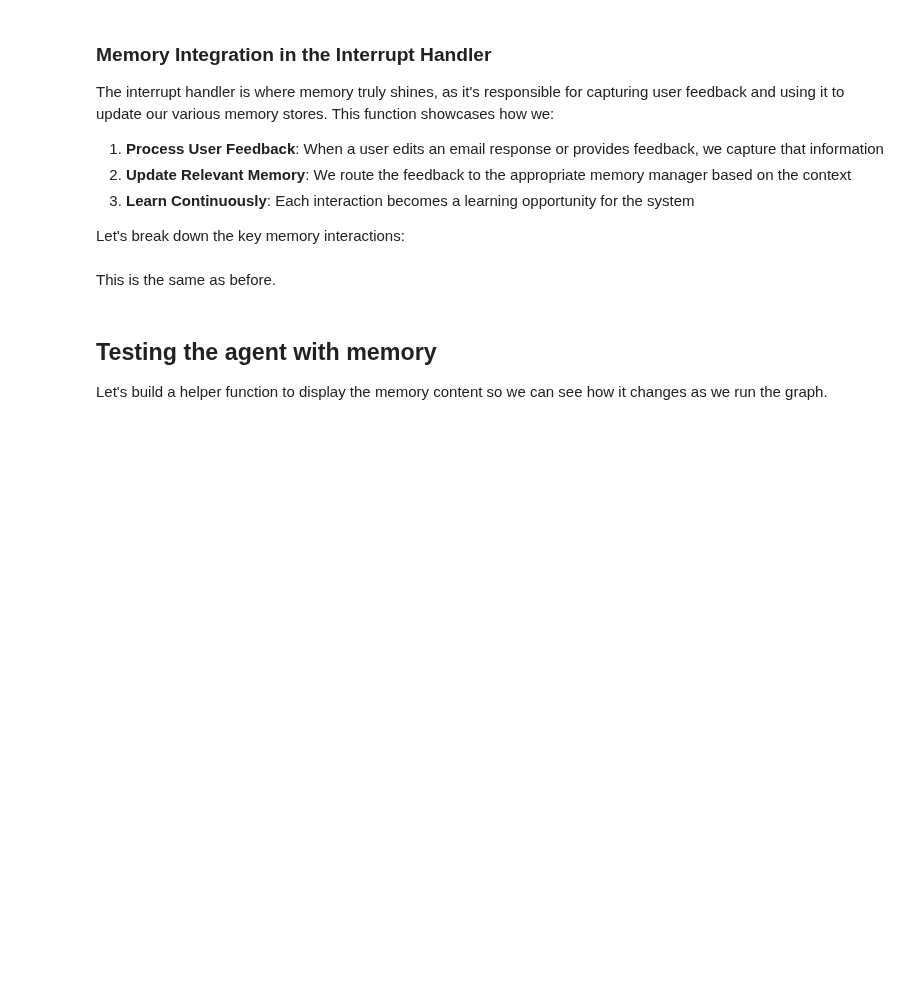
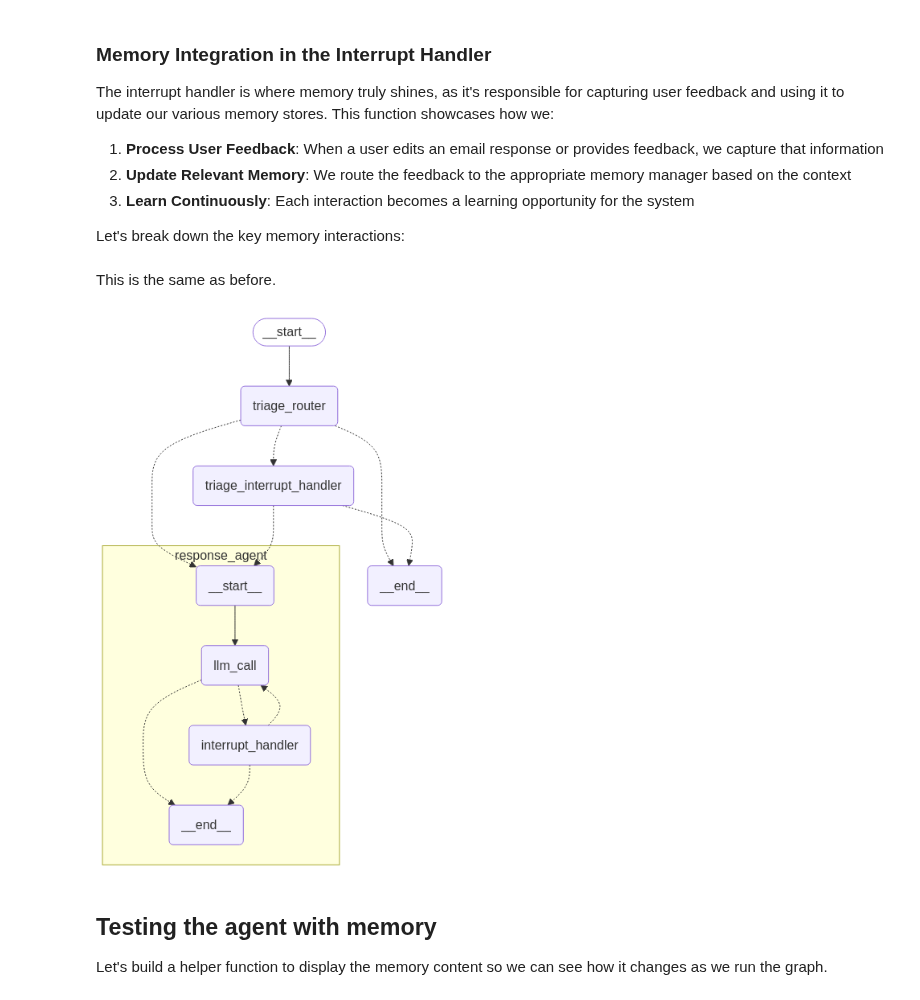
Before and after one commit to yacine555/agents-from-scratch, a Jupyter notebook: notebooks/memory.ipynb, the cells around one changed output. Drawn from its saved outputs; the diff is of its cells as text; code cells hidden in the pictures; blank space fills up the shorter version.

Commit message:
Update prompts

```diff
--- a/notebooks/memory.ipynb
+++ b/notebooks/memory.ipynb
@@ -101,6 +101,7 @@ Let's take our graph used with HITL and add memory to it.
 Here we set up the triage router node, which is the first node in our graph.
 # %%
 from typing import Literal
+from datetime import datetime
 from pydantic import BaseModel
 
 from langchain.chat_models import init_chat_model
@@ -112,7 +113,7 @@ from langgraph.types import interrupt, Command
 
 from email_assistant.prompts import triage_system_prompt, triage_user_prompt, agent_system_prompt_hitl_memory, default_triage_instructions, default_background, default_response_preferences, default_cal_preferences
 from email_assistant.schemas import State, RouterSchema, StateInput
-from email_assistant.utils import parse_email, format_for_display, format_email_markdown, format_messages_string
+from email_assistant.utils import parse_email, format_for_display, format_email_markdown
 
 # Agent tools
 @tool
@@ -123,11 +124,12 @@ def write_email(to: str, subject: str, content: str) -> str:
 
 @tool
 def schedule_meeting(
-    attendees: list[str], subject: str, duration_minutes: int, preferred_day: str, start_time: int
+    attendees: list[str], subject: str, duration_minutes: int, preferred_day: datetime, start_time: int
 ) -> str:
     """Schedule a calendar meeting."""
     # Placeholder response - in real app would check calendar and schedule
-    return f"Meeting '{subject}' scheduled on {preferred_day} at {start_time} for {duration_minutes} minutes with {len(attendees)} attendees"
+    date_str = preferred_day.strftime("%A, %B %d, %Y")
+    return f"Meeting '{subject}' scheduled on {date_str} at {start_time} for {duration_minutes} minutes with {len(attendees)} attendees"
 
 @tool
 def check_calendar_availability(day: str) -> str:
@@ -157,11 +159,11 @@ tools = [
 tools_by_name = {tool.name: tool for tool in tools}
 
 # Initialize the LLM for use with router / structured output
-llm = init_chat_model("openai:gpt-4o", temperature=0.0)
+llm = init_chat_model("openai:gpt-4.1", temperature=0.0)
 llm_router = llm.with_structured_output(RouterSchema)
 
 # Initialize the LLM, enforcing tool use (of any available tools) for agent
-llm = init_chat_model("openai:gpt-4o", tool_choice="required", temperature=0.0)
+llm = init_chat_model("openai:gpt-4.1", tool_choice="required", temperature=0.0)
 llm_with_tools = llm.bind_tools(tools)
 # %% [output]
                 Please confirm that tool_choice is what you intended.
@@ -390,13 +465,14 @@ def llm_call(state: State, store: BaseStore):
     response_preferences = get_memory(store, ("email_assistant", "response_preferences"), default_response_preferences)
 
     # Search for existing background memory
-    background = get_memory(store, ("email_assistant", "background"), default_background)
+    # TODO: Here, semantic search over a facts collection of background information from emails could be added.
+    # background = get_memory(store, ("email_assistant", "background"), default_background)
 
     return {
         "messages": [
             llm_with_tools.invoke(
                 [
-                    {"role": "system", "content": agent_system_prompt_hitl_memory.format(background=background,
+                    {"role": "system", "content": agent_system_prompt_hitl_memory.format(background=default_background,
                                                                                          response_preferences=response_preferences,
                                                                                          cal_preferences=cal_preferences)}
                 ]
@@ -623,48 +714,55 @@ def interrupt_handler(state: State, store: BaseStore):
 # %% [markdown]
 This is the same as before.
 # %%
+from IPython.display import Image, display
+
 # Conditional edge function
-def should_continue(state: State) -> Literal["interrupt_handler", END]:
+def should_continue(state: State, store: BaseStore) -> Literal["interrupt_handler", END]:
     """Route to tool handler, or end if Done tool called"""
     messages = state["messages"]
     last_message = messages[-1]
     if last_message.tool_calls:
         for tool_call in last_message.tool_calls:
             if tool_call["name"] == "Done":
+                # TODO: Here, we could update the background memory with the email-response for follow up actions.
                 return END
             else:
                 return "interrupt_handler"
 
 # Build workflow
 agent_builder = StateGraph(State)
 
 # Add nodes - with store parameter
 agent_builder.add_node("llm_call", llm_call)
 agent_builder.add_node("interrupt_handler", interrupt_handler)
 
 # Add edges
 agent_builder.add_edge(START, "llm_call")
 agent_builder.add_conditional_edges(
     "llm_call",
     should_continue,
     {
         "interrupt_handler": "interrupt_handler",
         END: END,
     },
 )
-agent_builder.add_edge("interrupt_handler", "llm_call")
 
 # Compile the agent
 response_agent = agent_builder.compile()
 
 # Build overall workflow with store and checkpointer
 overall_workflow = (
     StateGraph(State, input=StateInput)
     .add_node(triage_router)
     .add_node(triage_interrupt_handler)
     .add_node("response_agent", response_agent)
     .add_edge(START, "triage_router")
 )
+
+email_assistant = overall_workflow.compile()
+display(Image(email_assistant.get_graph(xray=True).draw_mermaid_png()))
+# %% [output]
+[figure, added]
 # %% [markdown]
 ## Testing the agent with memory
 
```
Also changed, not shown: parts of 56 cells of this notebook, 12 other files.
